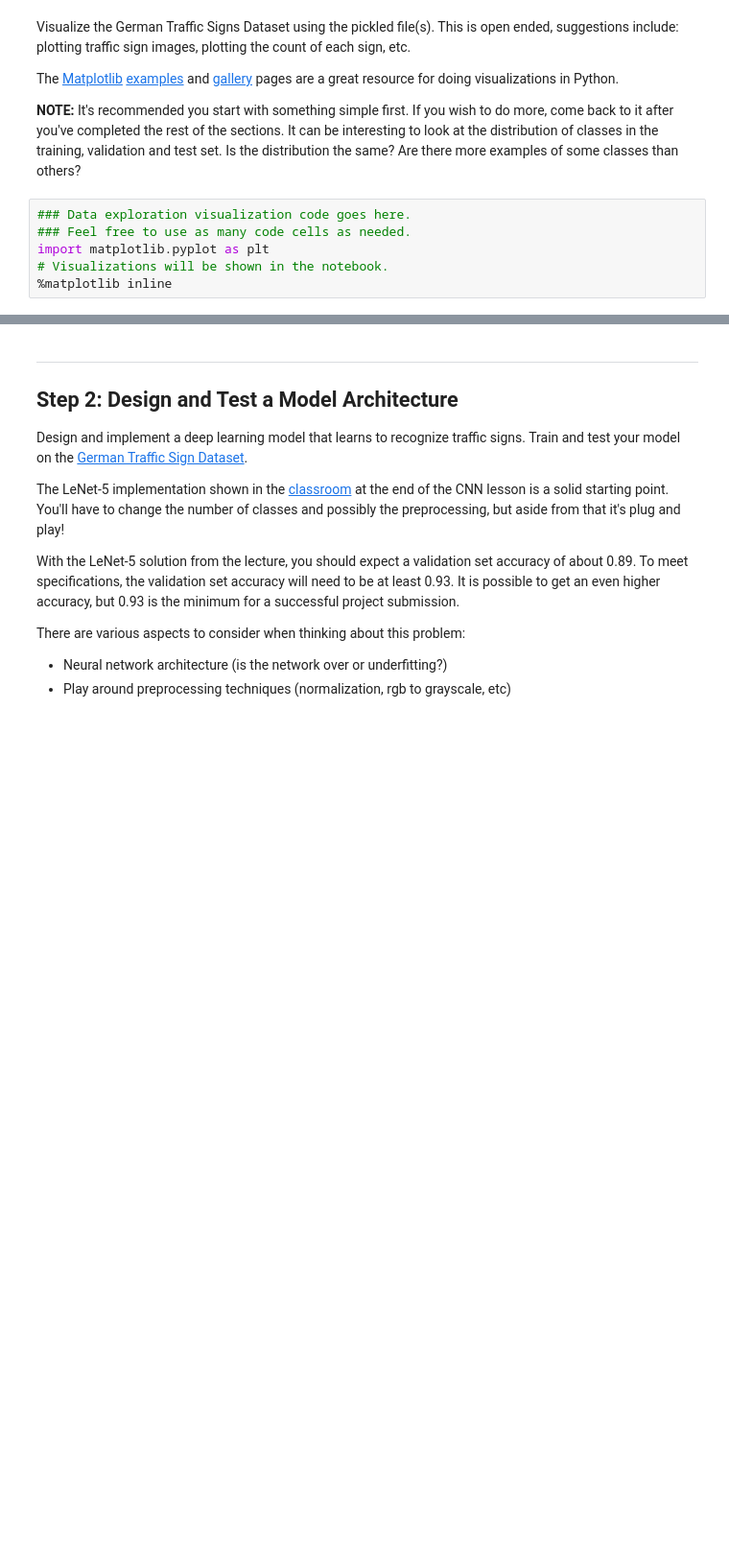
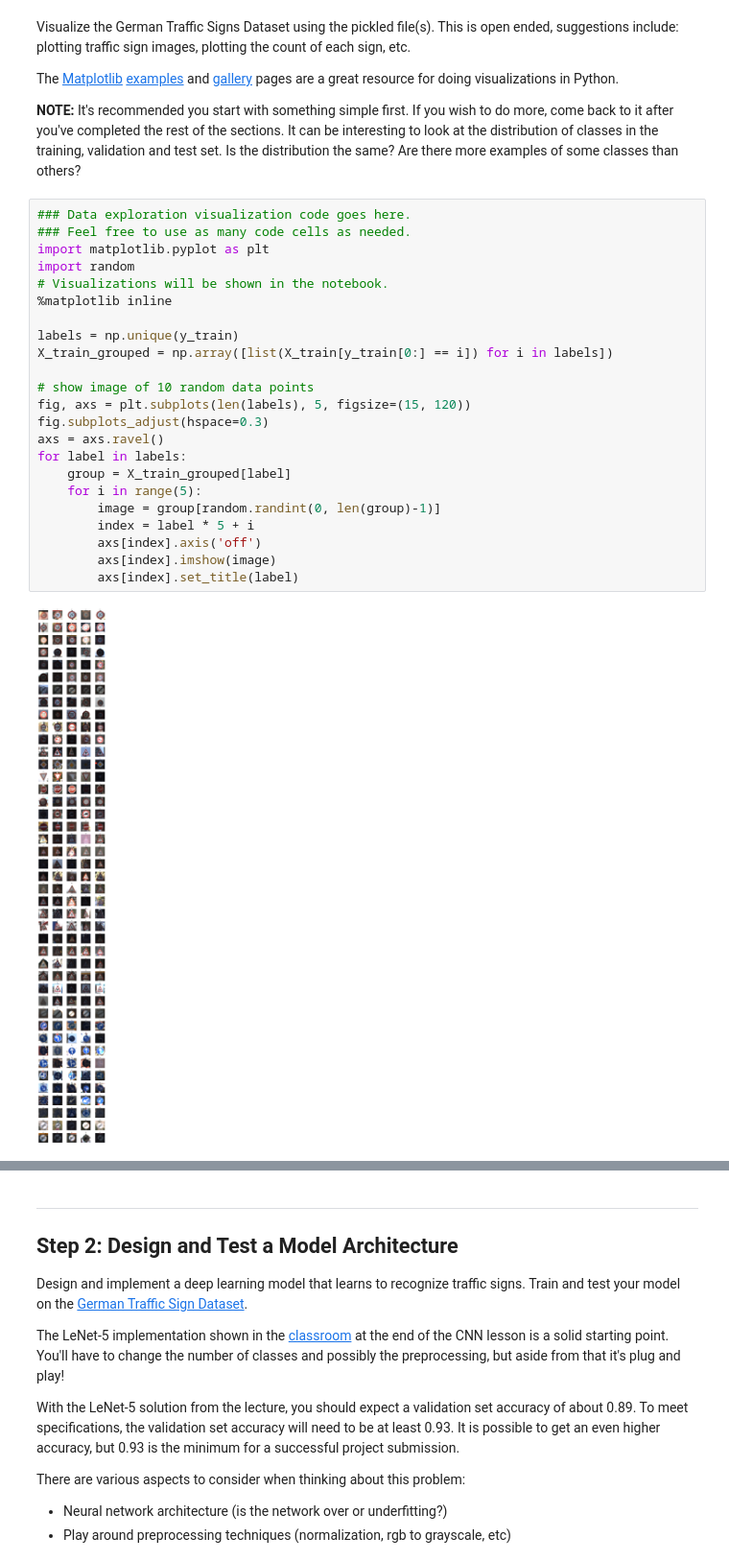
Before and after one commit to aboerzel/Traffic-Sign-Classifier, a Jupyter notebook: Traffic_Sign_Classifier.ipynb, the cells around one changed output, grey strips where cells are left out. Shown at 96% size. Cells and saved outputs as stored; diff of their text form; blank space fills up the shorter version.

```diff
--- a/Traffic_Sign_Classifier.ipynb
+++ b/Traffic_Sign_Classifier.ipynb
@@ -90,9 +90,28 @@ Visualize the German Traffic Signs Dataset using the pickled file(s). This is op
 The [Matplotlib](http://matplotlib.org/) [examples](http://matplotlib.org/examples/index.html) and [gallery](http://matplotlib.org/gallery.html) pages are a great resource for doing visualizations in Python.
 
 **NOTE:** It's recommended you start with something simple first. If you wish to do more, come back to it after you've completed the rest of the sections. It can be interesting to look at the distribution of classes in the training, validation and test set. Is the distribution the same? Are there more examples of some classes than others?
-# %%
-### Data exploration visualization code goes here.
-### Feel free to use as many code cells as needed.
-import matplotlib.pyplot as plt
-# Visualizations will be shown in the notebook.
-%matplotlib inline
+# %%
+### Data exploration visualization code goes here.
+### Feel free to use as many code cells as needed.
+import matplotlib.pyplot as plt
+import random
+# Visualizations will be shown in the notebook.
+%matplotlib inline
+
+labels = np.unique(y_train)
+X_train_grouped = np.array([list(X_train[y_train[0:] == i]) for i in labels])
+
+# show image of 10 random data points
+fig, axs = plt.subplots(len(labels), 5, figsize=(15, 120))
+fig.subplots_adjust(hspace=0.3)
+axs = axs.ravel()
+for label in labels:
+    group = X_train_grouped[label]
+    for i in range(5):
+        image = group[random.randint(0, len(group)-1)]
+        index = label * 5 + i
+        axs[index].axis('off')
+        axs[index].imshow(image)
+        axs[index].set_title(label)
+# %% [output]
+[figure, added]
```
Also changed, not shown: parts of 4 cells of this notebook, 1 other file.
